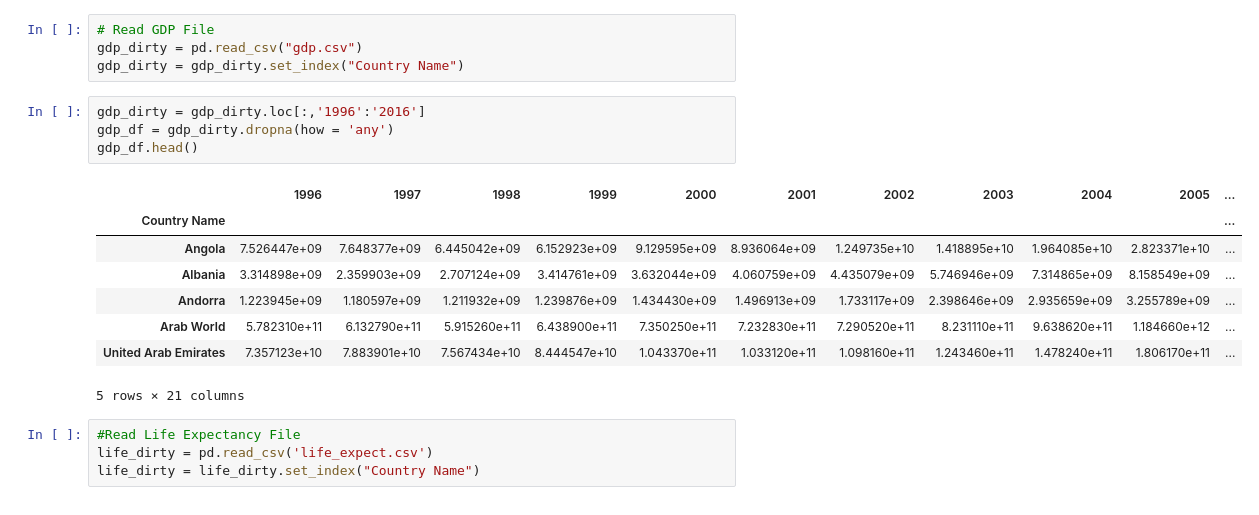
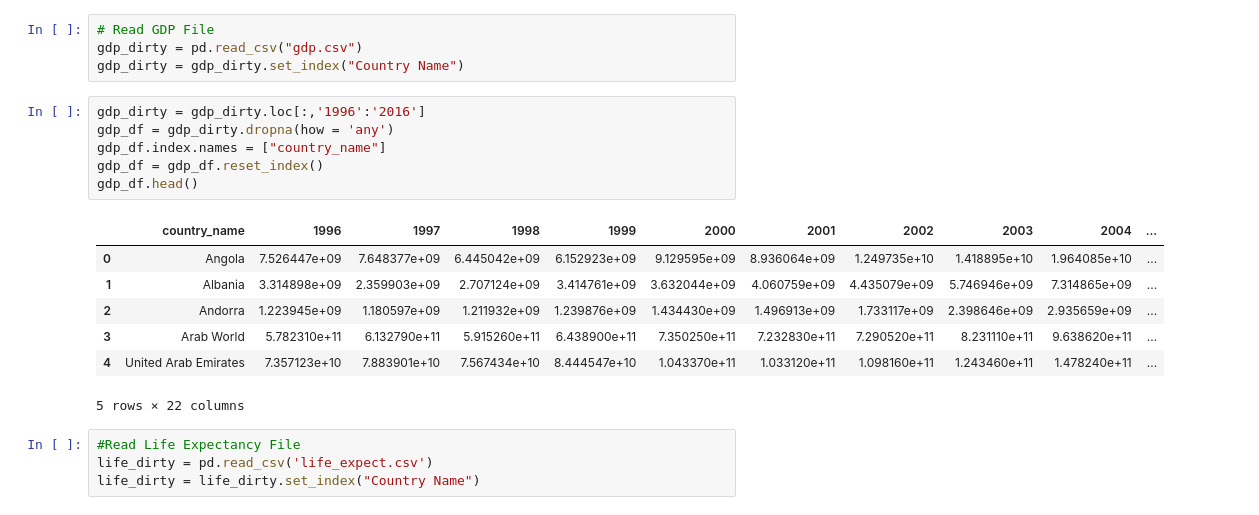
Before and after one commit to Lalcenat/Project_2, a Jupyter notebook: project2_final.ipynb, the cells around one changed output. Cells and saved outputs as stored; diff of their text form.

```diff
--- a/project2_final.ipynb
+++ b/project2_final.ipynb
@@ -12,16 +19,17 @@ gdp_dirty = gdp_dirty.set_index("Country Name")
 # %%
 gdp_dirty = gdp_dirty.loc[:,'1996':'2016']
 gdp_df = gdp_dirty.dropna(how = 'any')
+gdp_df.index.names = ["country_name"]
+gdp_df = gdp_df.reset_index()
 gdp_df.head()
 # %% [output]
-|  | 1996 | 1997 | 1998 | 1999 | 2000 | 2001 | 2002 | 2003 | 2004 | 2005 | ... |
-| Country Name |  |  |  |  |  |  |  |  |  |  | ... |
-| Angola | 7.526447e+09 | 7.648377e+09 | 6.445042e+09 | 6.152923e+09 | 9.129595e+09 | 8.936064e+09 | 1.249735e+10 | 1.418895e+10 | 1.964085e+10 | 2.823371e+10 | ... |
-| Albania | 3.314898e+09 | 2.359903e+09 | 2.707124e+09 | 3.414761e+09 | 3.632044e+09 | 4.060759e+09 | 4.435079e+09 | 5.746946e+09 | 7.314865e+09 | 8.158549e+09 | ... |
-| Andorra | 1.223945e+09 | 1.180597e+09 | 1.211932e+09 | 1.239876e+09 | 1.434430e+09 | 1.496913e+09 | 1.733117e+09 | 2.398646e+09 | 2.935659e+09 | 3.255789e+09 | ... |
-| Arab World | 5.782310e+11 | 6.132790e+11 | 5.915260e+11 | 6.438900e+11 | 7.350250e+11 | 7.232830e+11 | 7.290520e+11 | 8.231110e+11 | 9.638620e+11 | 1.184660e+12 | ... |
-| United Arab Emirates | 7.357123e+10 | 7.883901e+10 | 7.567434e+10 | 8.444547e+10 | 1.043370e+11 | 1.033120e+11 | 1.098160e+11 | 1.243460e+11 | 1.478240e+11 | 1.806170e+11 | ... |
+|  | country_name | 1996 | 1997 | 1998 | 1999 | 2000 | 2001 | 2002 | 2003 | 2004 | ... |
+| 0 | Angola | 7.526447e+09 | 7.648377e+09 | 6.445042e+09 | 6.152923e+09 | 9.129595e+09 | 8.936064e+09 | 1.249735e+10 | 1.418895e+10 | 1.964085e+10 | ... |
+| 1 | Albania | 3.314898e+09 | 2.359903e+09 | 2.707124e+09 | 3.414761e+09 | 3.632044e+09 | 4.060759e+09 | 4.435079e+09 | 5.746946e+09 | 7.314865e+09 | ... |
+| 2 | Andorra | 1.223945e+09 | 1.180597e+09 | 1.211932e+09 | 1.239876e+09 | 1.434430e+09 | 1.496913e+09 | 1.733117e+09 | 2.398646e+09 | 2.935659e+09 | ... |
+| 3 | Arab World | 5.782310e+11 | 6.132790e+11 | 5.915260e+11 | 6.438900e+11 | 7.350250e+11 | 7.232830e+11 | 7.290520e+11 | 8.231110e+11 | 9.638620e+11 | ... |
+| 4 | United Arab Emirates | 7.357123e+10 | 7.883901e+10 | 7.567434e+10 | 8.444547e+10 | 1.043370e+11 | 1.033120e+11 | 1.098160e+11 | 1.243460e+11 | 1.478240e+11 | ... |
-5 rows × 21 columns
+5 rows × 22 columns
 # %%
 #Read Life Expectancy File
 life_dirty = pd.read_csv('life_expect.csv')
```
Also changed, not shown: parts of 36 cells of this notebook, 6 other files.
